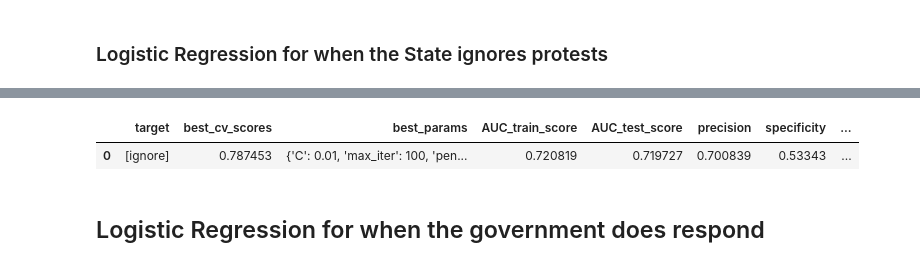
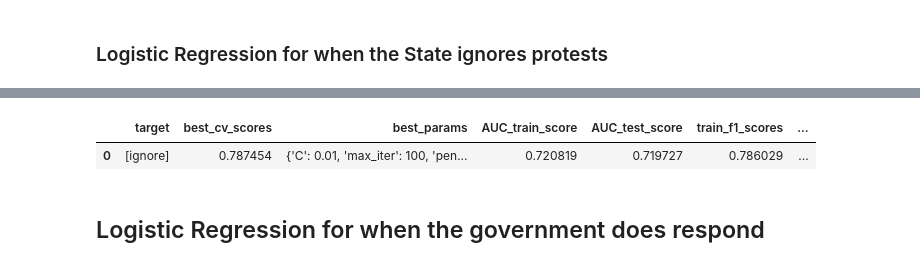
Before and after one commit to EmFib/Mass-Protests, a Jupyter notebook: Modeling.ipynb, the cells around one changed output, grey strips where cells are left out. Cells and saved outputs as stored; diff of their text form; code cells hidden in the pictures.

Commit message:
updated notebook with results section for slides

```diff
--- a/Modeling.ipynb
+++ b/Modeling.ipynb
@@ -344,15 +344,18 @@ pd.DataFrame(frequencies)
 # %% [markdown]
 ### Logistic Regression for when the State ignores protests
 # %%
-ignore_results = {
+results = {
     'target' : [],
     'best_cv_scores' : [],
     'best_params' : [],
     'AUC_train_score' : [],
     'AUC_test_score' : [],
-    'precision' : [],
-    'specificity' : [],
-    'recall' : [],
+    'train_f1_scores' : [],
+    'test_f1_scores' : [],
+    'train_precision_scores' : [],
+    'test_precision_scores' : [],
+    'train_recall_scores' : [],
+    'test_recall_scores' : []
 }
 
 targets = ['ignore']
@@ -367,7 +370,7 @@ for target in targets:
     X = features
     y = mass_no_country[target]
 
-    logreg = LogisticRegression()
+    logreg = LogisticRegression(multi_class='ovr')
 
     X_train, X_test, y_train, y_test = train_test_split(X, y, test_size=0.2, random_state=48)
 
@@ -387,38 +390,38 @@ for target in targets:
         logreg, param_grid=params, cv=10, verbose=2,
         scoring = {'AUC': 'roc_auc', 'Accuracy': make_scorer(accuracy_score)},
         refit='AUC',
-        return_train_score=False
+        return_train_score=True
     )
 
     # fit grids
     grid.fit(X_train_sc, y_train)
 
-    ignore_results['target'].append(targets)
+    results['target'].append(targets)
 
     # append important grid results
-    ignore_results['best_params'].append(grid.best_params_)
-    ignore_results['best_cv_scores'].append(grid.best_score_)
+    results['best_params'].append(grid.best_params_)
+    results['best_cv_scores'].append(grid.best_score_)
 
     # make predictions
     train_preds = grid.predict(X_train_sc)
     test_preds = grid.predict(X_test_sc)
 
-    # confusion matrix
-    tn, fp, fn, tp = confusion_matrix(y_test, test_preds).ravel()
-
     # various classification metrics
     # AUC scores
-    ignore_results['AUC_train_score'].append(roc_auc_score(y_train, train_preds))
-    ignore_results['AUC_test_score'].append(roc_auc_score(y_test, test_preds))
+    results['AUC_train_score'].append(roc_auc_score(y_train, train_preds))
+    results['AUC_test_score'].append(roc_auc_score(y_test, test_preds))
+
+    # f1 scores
+    results['train_f1_scores'].append(f1_score(y_train, train_preds))
+    results['test_f1_scores'].append(f1_score(y_test, test_preds))
 
     # precision scores
-    ignore_results['precision'].append(precision_score(y_test, test_preds))
-
-    # specificity scores
-    ignore_results['specificity'].append(tn / (tn+fp))
+    results['train_precision_scores'].append(precision_score(y_train, train_preds))
+    results['test_precision_scores'].append(precision_score(y_test, test_preds))
 
     # recall scores
-    ignore_results['recall'].append(recall_score(y_test, test_preds))
+    results['train_recall_scores'].append(recall_score(y_train, train_preds))
+    results['test_recall_scores'].append(recall_score(y_test, test_preds))
 # %% [output]
 Fitting 10 folds for each of 8 candidates, totalling 80 fits
 [CV] C=0.01, max_iter=100, penalty=l1, solver=liblinear ..............
@@ -456,9 +457,9 @@ Fitting 10 folds for each of 8 candidates, totalling 80 fits
-# %%
-ignore_results_df = pd.DataFrame(ignore_results)
-ignore_results_df
-# %% [output]
-|  | target | best_cv_scores | best_params | AUC_train_score | AUC_test_score | precision | specificity | ... |
-| 0 | [ignore] | 0.787453 | {'C': 0.01, 'max_iter': 100, 'pen... | 0.720819 | 0.719727 | 0.700839 | 0.53343 | ... |
+# %%
+results_df = pd.DataFrame(results)
+results_df
+# %% [output]
+|  | target | best_cv_scores | best_params | AUC_train_score | AUC_test_score | train_f1_scores | ... |
+| 0 | [ignore] | 0.787454 | {'C': 0.01, 'max_iter': 100, 'pen... | 0.720819 | 0.719727 | 0.786029 | ... |
 # %% [markdown]
 ## Logistic Regression for when the government does respond
 # %% [markdown]
```
Also changed, not shown: parts of 4 cells of this notebook.
